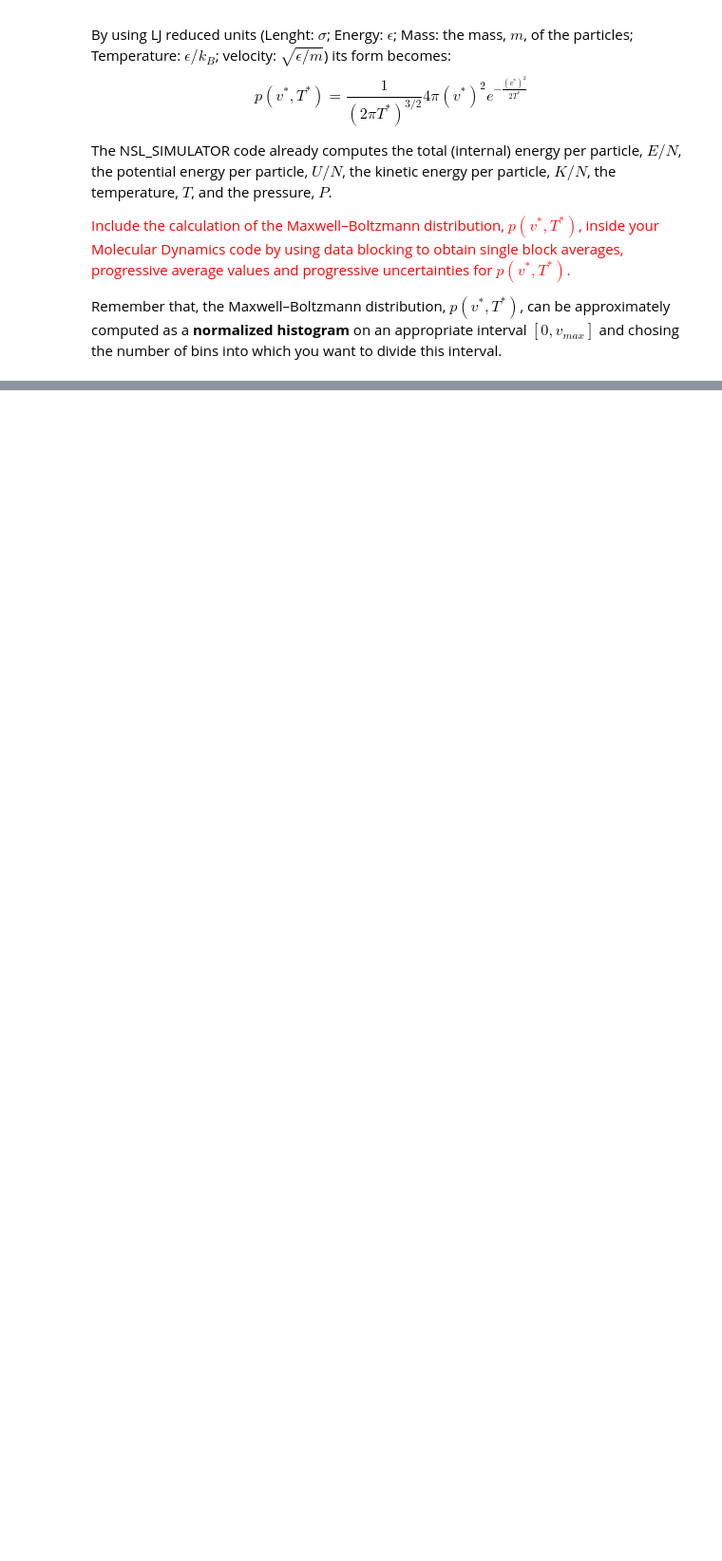
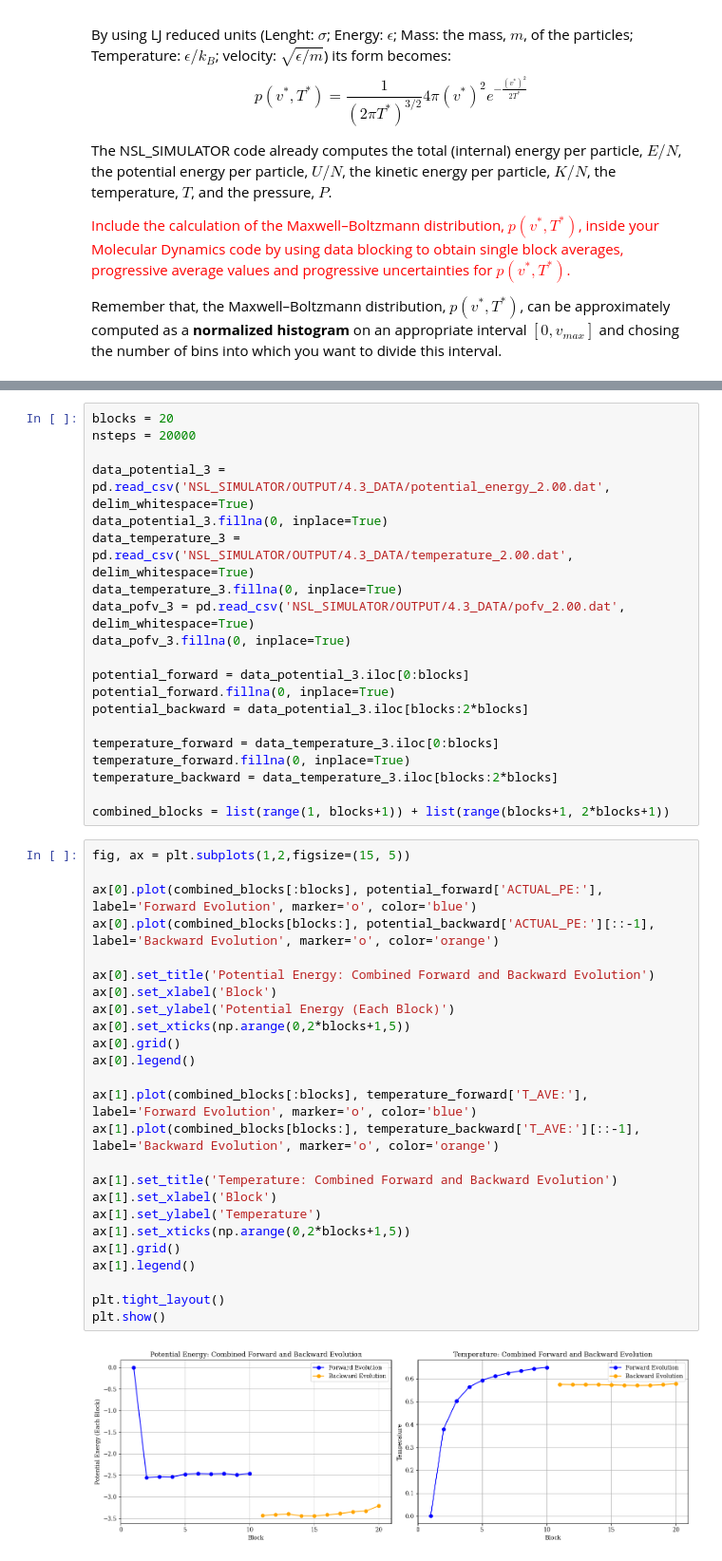
Before and after one commit to lorenzoesposito2/NSL, a Jupyter notebook: Exercises_04/Exercises_04.ipynb, the cells around one changed output, grey strips where cells are left out. Shown at 95% size. Cells and saved outputs as stored; diff of their text form; blank space fills up the shorter version.

```diff
--- a/Exercises_04/Exercises_04.ipynb
+++ b/Exercises_04/Exercises_04.ipynb
@@ -356,0 +329,47 @@ KeyError: 'PE_AVE_FORWARD'
+# %%
+blocks = 20
+nsteps = 20000
+
+data_potential_3 = pd.read_csv('NSL_SIMULATOR/OUTPUT/4.3_DATA/potential_energy_2.00.dat', delim_whitespace=True)
+data_potential_3.fillna(0, inplace=True)
+data_temperature_3 = pd.read_csv('NSL_SIMULATOR/OUTPUT/4.3_DATA/temperature_2.00.dat', delim_whitespace=True)
+data_temperature_3.fillna(0, inplace=True)
+data_pofv_3 = pd.read_csv('NSL_SIMULATOR/OUTPUT/4.3_DATA/pofv_2.00.dat', delim_whitespace=True)
+data_pofv_3.fillna(0, inplace=True)
+
+potential_forward = data_potential_3.iloc[0:blocks]
+potential_forward.fillna(0, inplace=True)
+potential_backward = data_potential_3.iloc[blocks:2*blocks]
+
+temperature_forward = data_temperature_3.iloc[0:blocks]
+temperature_forward.fillna(0, inplace=True)
+temperature_backward = data_temperature_3.iloc[blocks:2*blocks]
+
+combined_blocks = list(range(1, blocks+1)) + list(range(blocks+1, 2*blocks+1))
+# %%
+fig, ax = plt.subplots(1,2,figsize=(15, 5))
+
+ax[0].plot(combined_blocks[:blocks], potential_forward['ACTUAL_PE:'], label='Forward Evolution', marker='o', color='blue')
+ax[0].plot(combined_blocks[blocks:], potential_backward['ACTUAL_PE:'][::-1], label='Backward Evolution', marker='o', color='orange')
+
+ax[0].set_title('Potential Energy: Combined Forward and Backward Evolution')
+ax[0].set_xlabel('Block')
+ax[0].set_ylabel('Potential Energy (Each Block)')
+ax[0].set_xticks(np.arange(0,2*blocks+1,5))
+ax[0].grid()
+ax[0].legend()
+
+ax[1].plot(combined_blocks[:blocks], temperature_forward['T_AVE:'], label='Forward Evolution', marker='o', color='blue')
+ax[1].plot(combined_blocks[blocks:], temperature_backward['T_AVE:'][::-1], label='Backward Evolution', marker='o', color='orange')
+
+ax[1].set_title('Temperature: Combined Forward and Backward Evolution')
+ax[1].set_xlabel('Block')
+ax[1].set_ylabel('Temperature')
+ax[1].set_xticks(np.arange(0,2*blocks+1,5))
+ax[1].grid()
+ax[1].legend()
+
+plt.tight_layout()
+plt.show()
+# %% [output]
+[figure, added]
```
Also changed, not shown: parts of 43 cells of this notebook, 4 other files.
